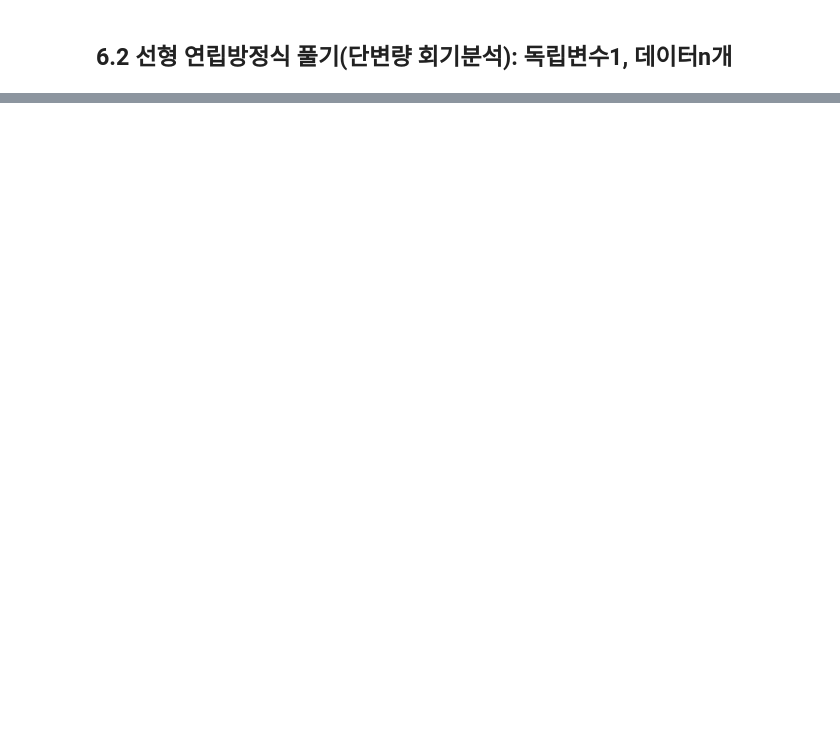
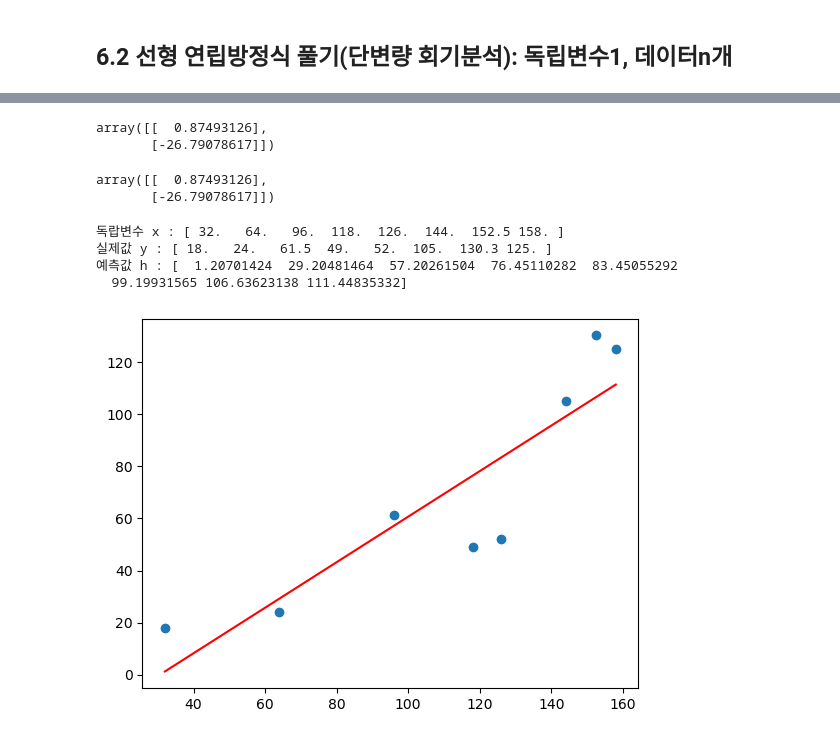
Before and after one commit to hjinyoo/ai, a Jupyter notebook: source/01_python/ch10_N차원배열다루기_4~6절.ipynb, the cells around one changed output, grey strips where cells are left out. Saved outputs shown, nothing was run; the diff lists cells and outputs as text; code cells hidden in the pictures; blank space fills up the shorter version.

```diff
--- a/source/01_python/ch10_N차원배열다루기_4~6절.ipynb
+++ b/source/01_python/ch10_N차원배열다루기_4~6절.ipynb
@@ -381,0 +370,4 @@ print(e)
+# %%
+X = np.c_[x, np.ones(len(x))]
+Y = y.reshape(-1,1)
+X, Y
@@ -381,0 +391,34 @@ print(e)
+# %%
+# X @ wb = Y
+# X.T @ X @ wb = X.T @ Y
+# X.T @ X : 정방행렬
+# (X.T @ X)의 역행렬 @ X.T @ X @ wb = (X.T @ X)의 역행렬 @ X.T @ Y
+
+
+# wb = (X.T @ X)의 역행렬 @ X.T @ Y
+wb = np.linalg.inv(X.T @ X) @ X.T @ Y
+wb
+# %% [output]
+array([[  0.87493126],
+       [-26.79078617]])
+# %%
+np.linalg.solve(X.T@X,X.T@Y)
+# %% [output]
+array([[  0.87493126],
+       [-26.79078617]])
+# %%
+print ('독랍변수 x :', x)
+print('실제값 y :', y)
+h =wb[0]*x + wb[1]
+print('예측값 h :', h)
+# %% [output]
+독랍변수 x : [ 32.   64.   96.  118.  126.  144.  152.5 158. ]
+실제값 y : [ 18.   24.   61.5  49.   52.  105.  130.3 125. ]
+예측값 h : [  1.20701424  29.20481464  57.20261504  76.45110282  83.45055292
+  99.19931565 106.63623138 111.44835332]
+# %%
+plt.plot(x, h , c='red') # 선그래프
+plt.scatter(x,y) # 점그래프
+plt.show()
+# %% [output]
+[figure, added]
```
Also changed, not shown: parts of 43 cells of this notebook, 5 other files.
